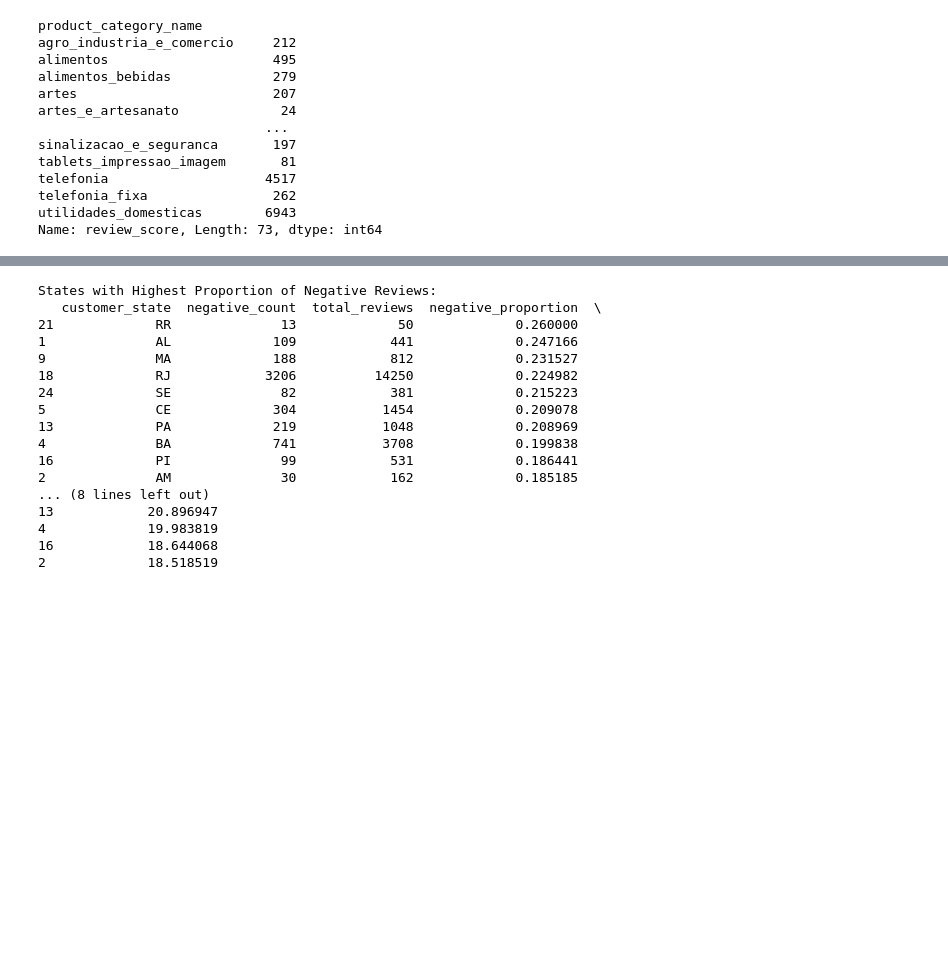
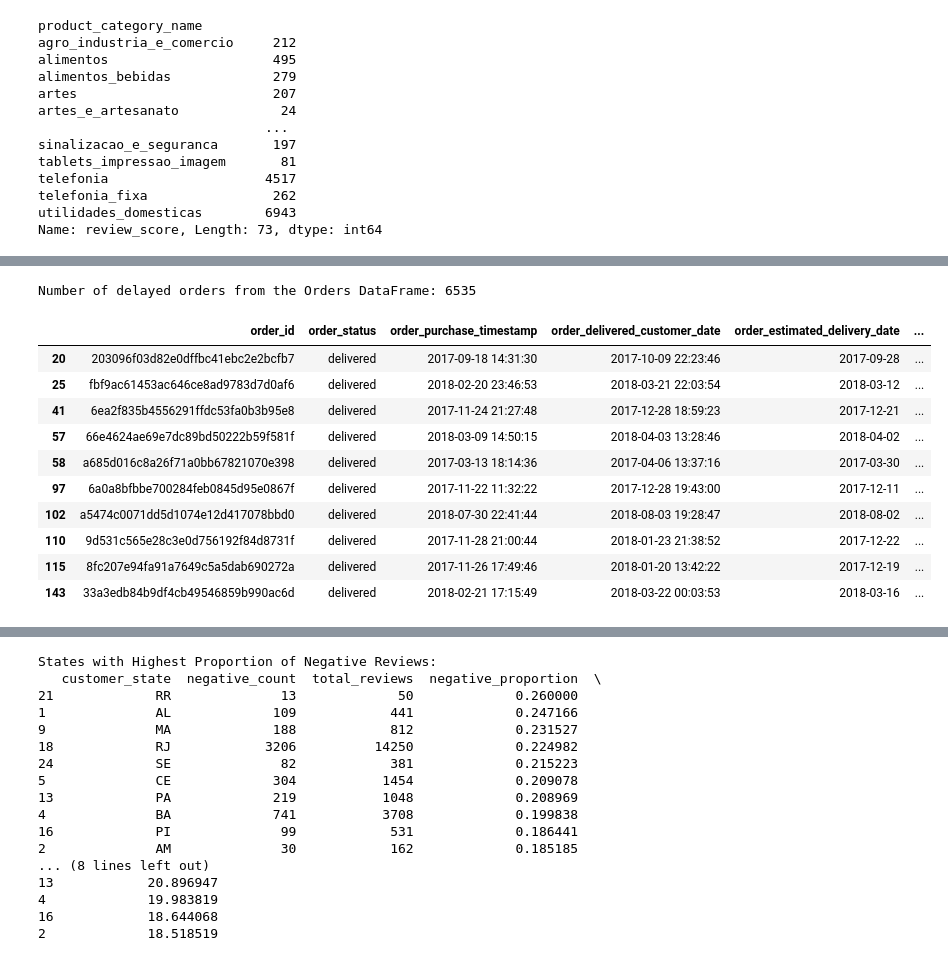
Before and after one commit to Y-Awara/Team-UNO-acl, a Jupyter notebook: MS1new.ipynb, the cells around one changed output, grey strips where cells are left out. Saved outputs shown, nothing was run; the diff lists cells and outputs as text; code cells hidden in the pictures; blank space fills up the shorter version.

```diff
--- a/MS1new.ipynb
+++ b/MS1new.ipynb
@@ -699,0 +641,18 @@ Correlation between delivery_delay and review_score: 0.007
+# %%
+delayed_orders_from_orders = Orders[Orders['delivery_delay'].dt.days > 0]
+
+print(f"Number of delayed orders from the Orders DataFrame: {len(delayed_orders_from_orders)}")
+display(delayed_orders_from_orders[['order_id', 'order_status', 'order_purchase_timestamp', 'order_delivered_customer_date', 'order_estimated_delivery_date', 'delivery_delay']].head(10))
+# %% [output]
+Number of delayed orders from the Orders DataFrame: 6535
+|  | order_id | order_status | order_purchase_timestamp | order_delivered_customer_date | order_estimated_delivery_date | ... |
+| 20 | 203096f03d82e0dffbc41ebc2e2bcfb7 | delivered | 2017-09-18 14:31:30 | 2017-10-09 22:23:46 | 2017-09-28 | ... |
+| 25 | fbf9ac61453ac646ce8ad9783d7d0af6 | delivered | 2018-02-20 23:46:53 | 2018-03-21 22:03:54 | 2018-03-12 | ... |
+| 41 | 6ea2f835b4556291ffdc53fa0b3b95e8 | delivered | 2017-11-24 21:27:48 | 2017-12-28 18:59:23 | 2017-12-21 | ... |
+| 57 | 66e4624ae69e7dc89bd50222b59f581f | delivered | 2018-03-09 14:50:15 | 2018-04-03 13:28:46 | 2018-04-02 | ... |
+| 58 | a685d016c8a26f71a0bb67821070e398 | delivered | 2017-03-13 18:14:36 | 2017-04-06 13:37:16 | 2017-03-30 | ... |
+| 97 | 6a0a8bfbbe700284feb0845d95e0867f | delivered | 2017-11-22 11:32:22 | 2017-12-28 19:43:00 | 2017-12-11 | ... |
+| 102 | a5474c0071dd5d1074e12d417078bbd0 | delivered | 2018-07-30 22:41:44 | 2018-08-03 19:28:47 | 2018-08-02 | ... |
+| 110 | 9d531c565e28c3e0d756192f84d8731f | delivered | 2017-11-28 21:00:44 | 2018-01-23 21:38:52 | 2017-12-22 | ... |
+| 115 | 8fc207e94fa91a7649c5a5dab690272a | delivered | 2017-11-26 17:49:46 | 2018-01-20 13:42:22 | 2017-12-19 | ... |
+| 143 | 33a3edb84b9df4cb49546859b990ac6d | delivered | 2018-02-21 17:15:49 | 2018-03-22 00:03:53 | 2018-03-16 | ... |
```
Also changed, not shown: parts of 12 cells of this notebook.
